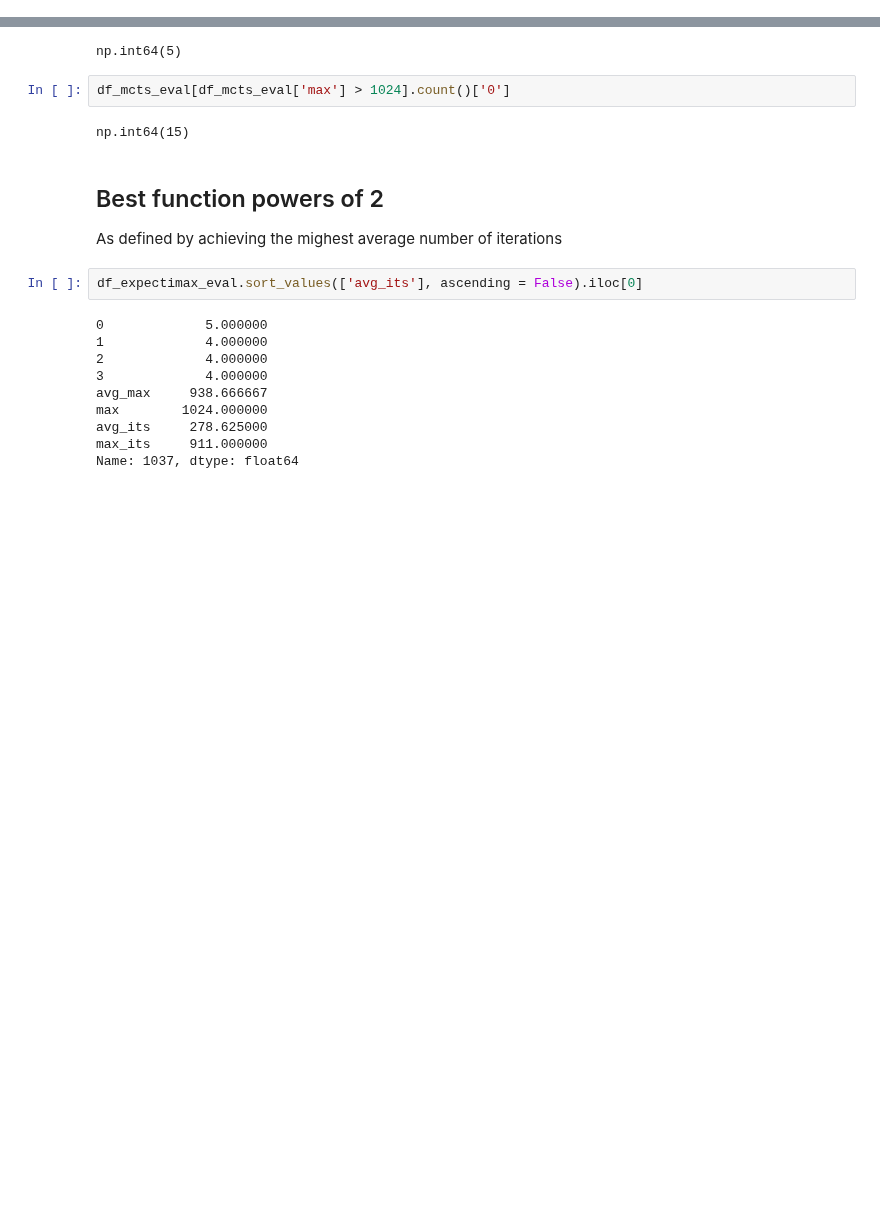
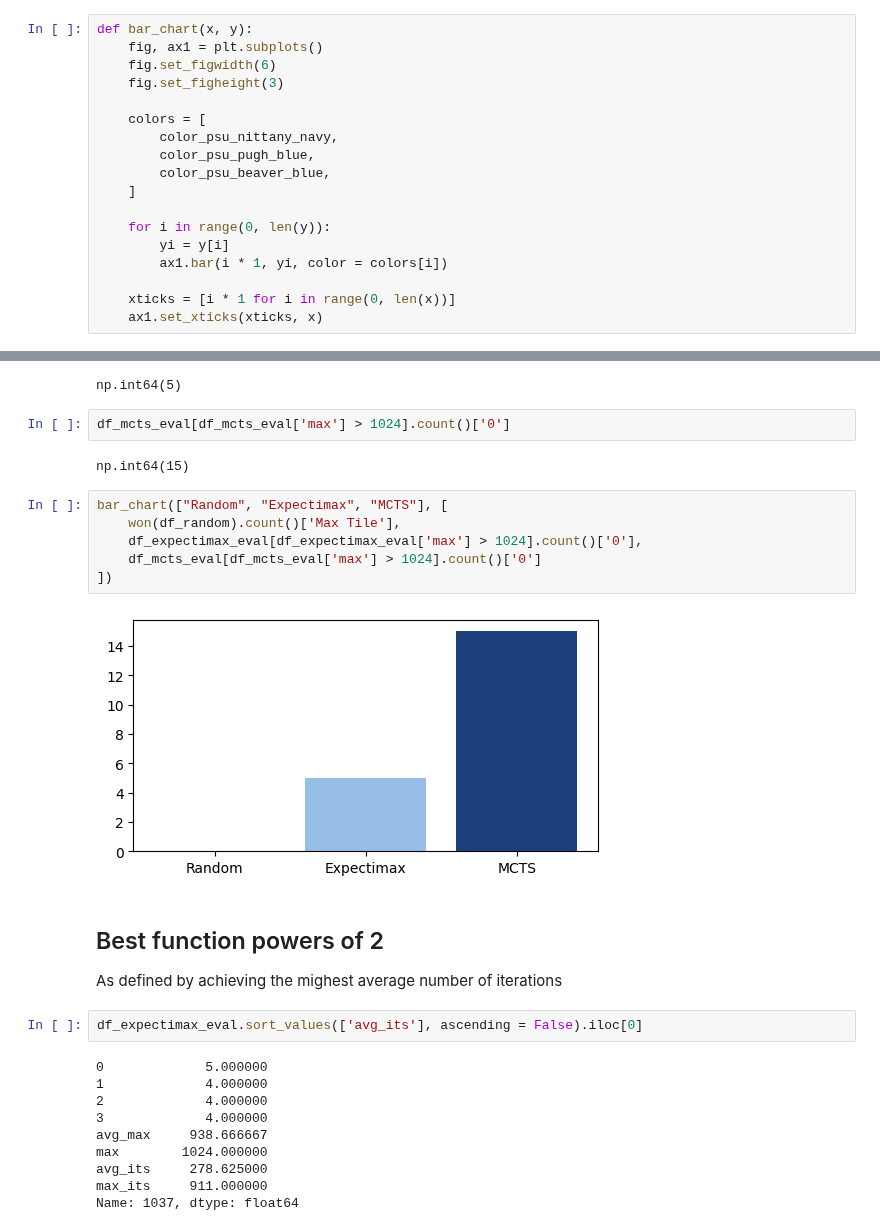
Before and after one commit to PSU-AI801-Group1-Fall-2024/2048-experiments, a Jupyter notebook: data-synthensis.ipynb, the cells around one changed output, grey strips where cells are left out. Drawn from its saved outputs; the diff is of its cells as text; blank space fills up the shorter version.

Commit message:
started bar charts

```diff
--- a/data-synthensis.ipynb
+++ b/data-synthensis.ipynb
@@ -31,6 +32,24 @@ def line_plot(x, y):
 
     plt.grid(axis = 'y', color = 'lightgrey')
     plt.show()
+# %%
+def bar_chart(x, y):
+    fig, ax1 = plt.subplots()
+    fig.set_figwidth(6)
+    fig.set_figheight(3)
+
+    colors = [
+        color_psu_nittany_navy,
+        color_psu_pugh_blue,
+        color_psu_beaver_blue,
+    ]
+
+    for i in range(0, len(y)):
+        yi = y[i]
+        ax1.bar(i * 1, yi, color = colors[i])
+
+    xticks = [i * 1 for i in range(0, len(x))]
+    ax1.set_xticks(xticks, x)
 # %% [markdown]
 # Data Load
 # %%
@@ -58,6 +77,14 @@ np.int64(5)
 df_mcts_eval[df_mcts_eval['max'] > 1024].count()['0']
 # %% [output]
 np.int64(15)
+# %%
+bar_chart(["Random", "Expectimax", "MCTS"], [
+    won(df_random).count()['Max Tile'],
+    df_expectimax_eval[df_expectimax_eval['max'] > 1024].count()['0'],
+    df_mcts_eval[df_mcts_eval['max'] > 1024].count()['0']
+])
+# %% [output]
+[figure, added]
 # %% [markdown]
 ## Best function powers of 2
 
```
Also changed, not shown: parts of 1 cell of this notebook.
